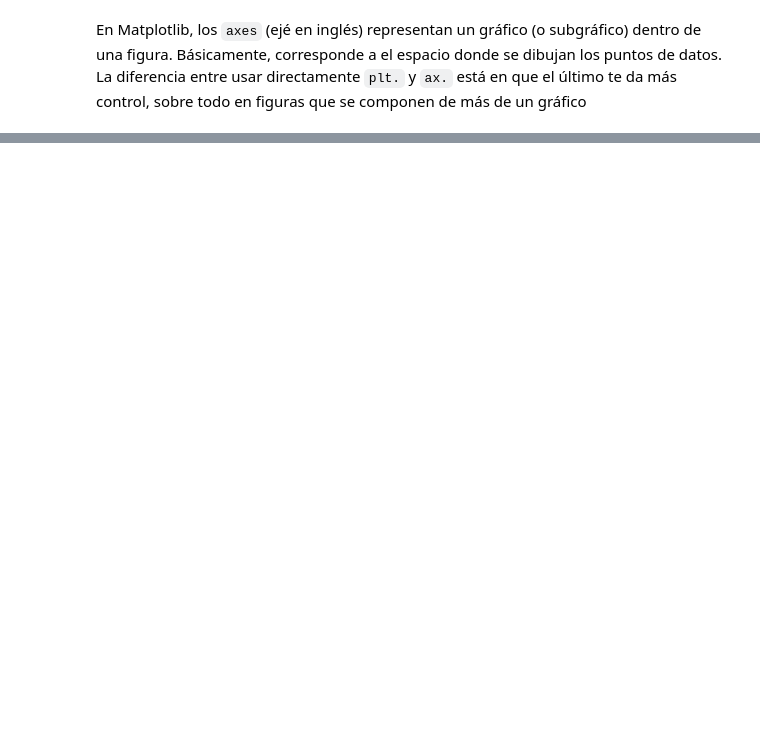
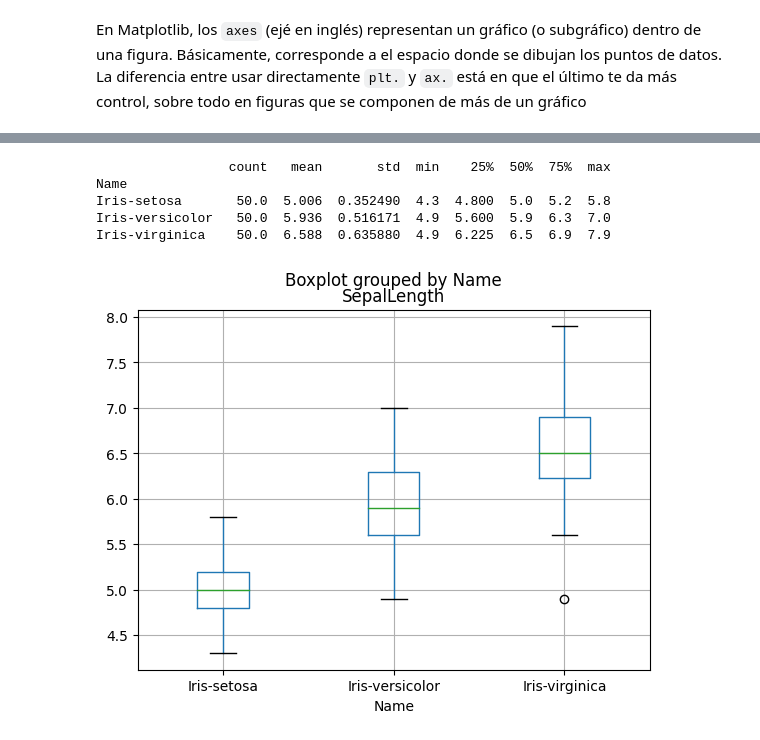
Before and after one commit to Vokturz/Curso-Python-BCCh, a Jupyter notebook: clase5/Clase5_Visualizacion.ipynb, the cells around one changed output, grey strips where cells are left out. Cells and saved outputs as stored; diff of their text form; code cells hidden in the pictures; blank space fills up the shorter version.

```diff
--- a/clase5/Clase5_Visualizacion.ipynb
+++ b/clase5/Clase5_Visualizacion.ipynb
@@ -153,0 +177,12 @@ ax.legend()
+# %%
+# Un boxplot de SepalLength según Name
+print(df_iris.groupby("Name")["SepalLength"].describe())
+df_iris.boxplot("SepalLength", "Name")
+plt.show()
+# %% [output]
+                 count   mean       std  min    25%  50%  75%  max
+Name
+Iris-setosa       50.0  5.006  0.352490  4.3  4.800  5.0  5.2  5.8
+Iris-versicolor   50.0  5.936  0.516171  4.9  5.600  5.9  6.3  7.0
+Iris-virginica    50.0  6.588  0.635880  4.9  6.225  6.5  6.9  7.9
+[figure, added]
```
Also changed, not shown: parts of 14 cells of this notebook.
